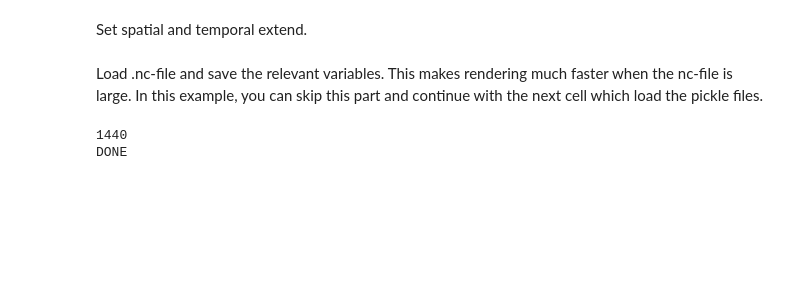
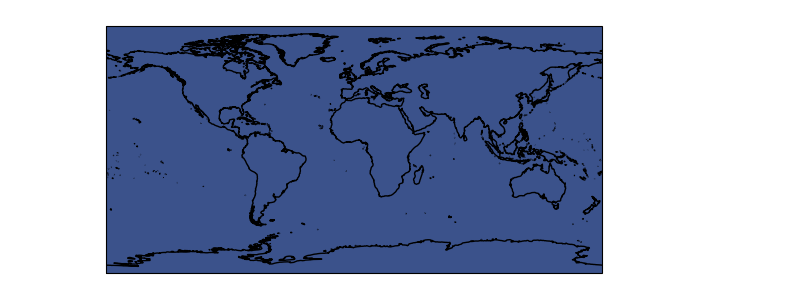
Before and after one commit to max-hans/map-py-nu, a Jupyter notebook: cyclic_test.ipynb, the cells around one changed output. Cells and saved outputs as stored; diff of their text form; code cells hidden in the pictures; blank space fills up the shorter version.

```diff
--- a/cyclic_test.ipynb
+++ b/cyclic_test.ipynb
@@ -7,2 +0,0 @@ from netCDF4 import Dataset
-# %% [markdown]
-Set spatial and temporal extend.
@@ -23,25 +1,21 @@ end_lat = 721
-# %% [markdown]
-Load .nc-file and save the relevant variables. This makes rendering much faster when the nc-file is large. In this example, you can skip this part and continue with the next cell which load the pickle files.
-# %%
-filename = r"./windspeeds/adaptor.mars.internal-1680881291.1757808-501-13-fd53dd79-2a7a-4246-b2d3-60de9cc77231.nc"
-
-data = Dataset(filename)
-climate_var = data.variables["si10"][:]
-climate_var = climate_var[0:timesteps, start_lat:end_lat,start_lon:end_lon].flatten()
-
-print(len(data.variables["longitude"][:]))
-
-lons = data.variables["longitude"][start_lon:end_lon]
-lons = np.array(lons[:])
-
-
-lats = data.variables["latitude"][:][start_lat:end_lat]
-
-pd.DataFrame(lons).to_pickle("./parsed/lons")
-pd.DataFrame(lats).to_pickle("./parsed/lats")
-pd.DataFrame(climate_var).to_pickle("./parsed/climate_var")
-
-print("DONE")
-# %% [output]
-1440
-DONE
+# %%
+import numpy as np
+import matplotlib.pyplot as plt
+import cartopy.crs as ccrs
+import cartopy.feature as cfeature
+from cartopy.util import add_cyclic_point
+
+lon = np.arange(0, 360, 1)
+lat = np.arange(-90, 90, 1)
+
+data = np.zeros((180, 360))
+
+data, lon = add_cyclic_point(data, coord=lon)
+
+fig = plt.figure()
+ax = plt.subplot(projection=ccrs.PlateCarree())
+ax.contourf(lon, lat, data)
+ax.add_feature(cfeature.COASTLINE.with_scale('50m'))
+plt.show()
+# %% [output]
+[figure, added]
```
Also changed, not shown: parts of 4 cells of this notebook.
